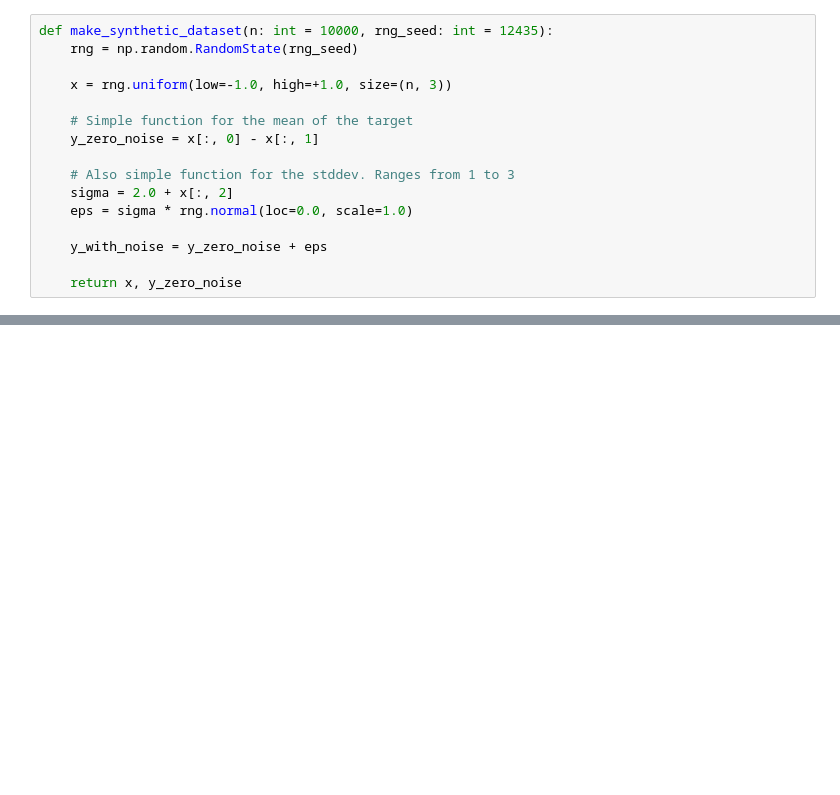
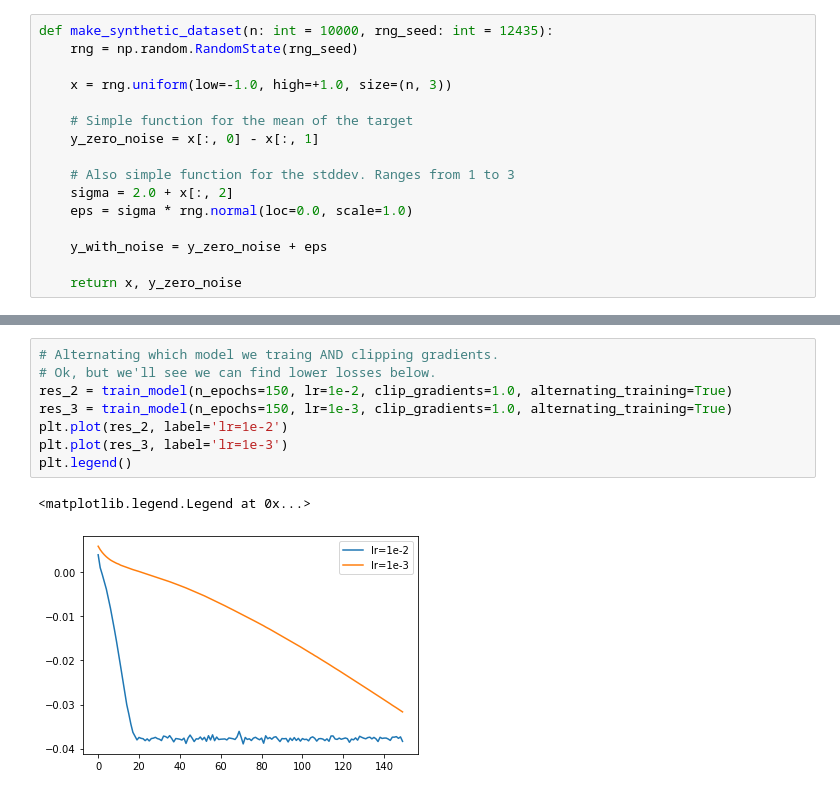
Before and after one commit to harrybraviner/fitted_variance, a Jupyter notebook: notebooks/dataset_sandbox.ipynb, the cells around one changed output, grey strips where cells are left out. Drawn from its saved outputs; the diff is of its cells as text; blank space fills up the shorter version.

```diff
--- a/notebooks/dataset_sandbox.ipynb
+++ b/notebooks/dataset_sandbox.ipynb
@@ -61,0 +124,11 @@ for epoch in tqdm(range(n_epochs)):
+# %%
+# Alternating which model we traing AND clipping gradients.
+# Ok, but we'll see we can find lower losses below.
+res_2 = train_model(n_epochs=150, lr=1e-2, clip_gradients=1.0, alternating_training=True)
+res_3 = train_model(n_epochs=150, lr=1e-3, clip_gradients=1.0, alternating_training=True)
+plt.plot(res_2, label='lr=1e-2')
+plt.plot(res_3, label='lr=1e-3')
+plt.legend()
+# %% [output]
+<matplotlib.legend.Legend at 0x...>
+[figure, added]
```
Also changed, not shown: parts of 11 cells of this notebook.
